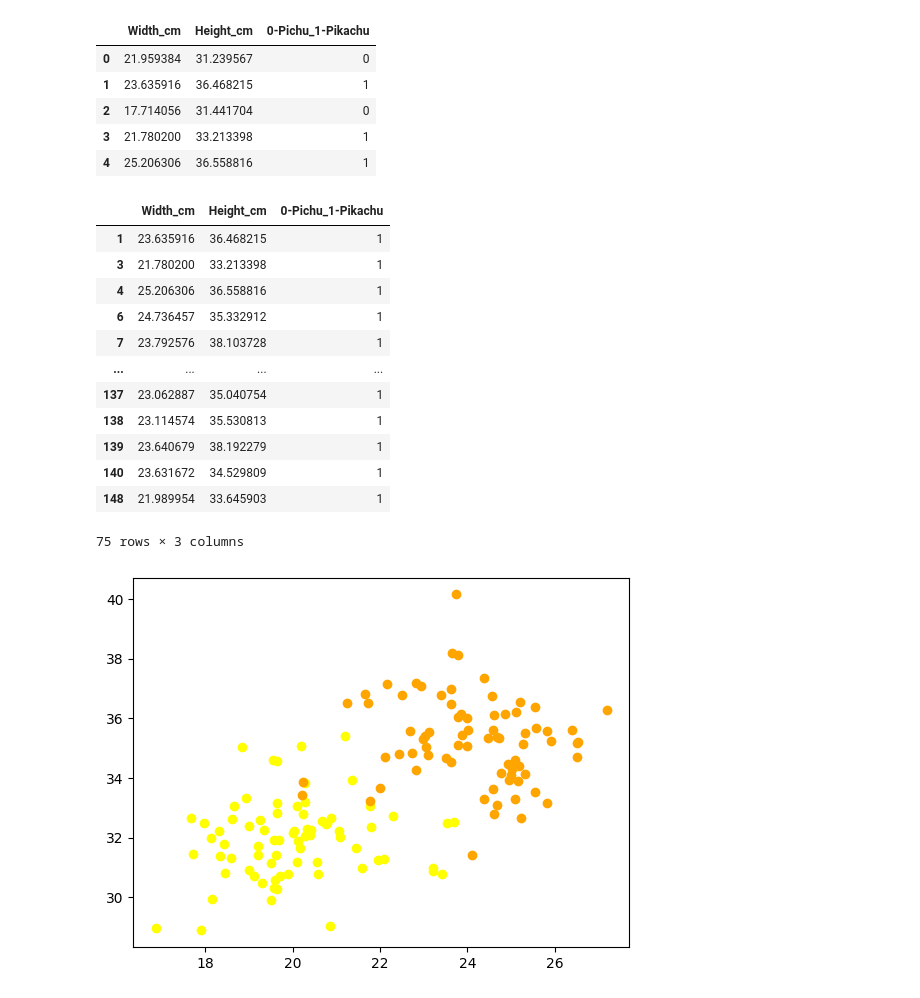
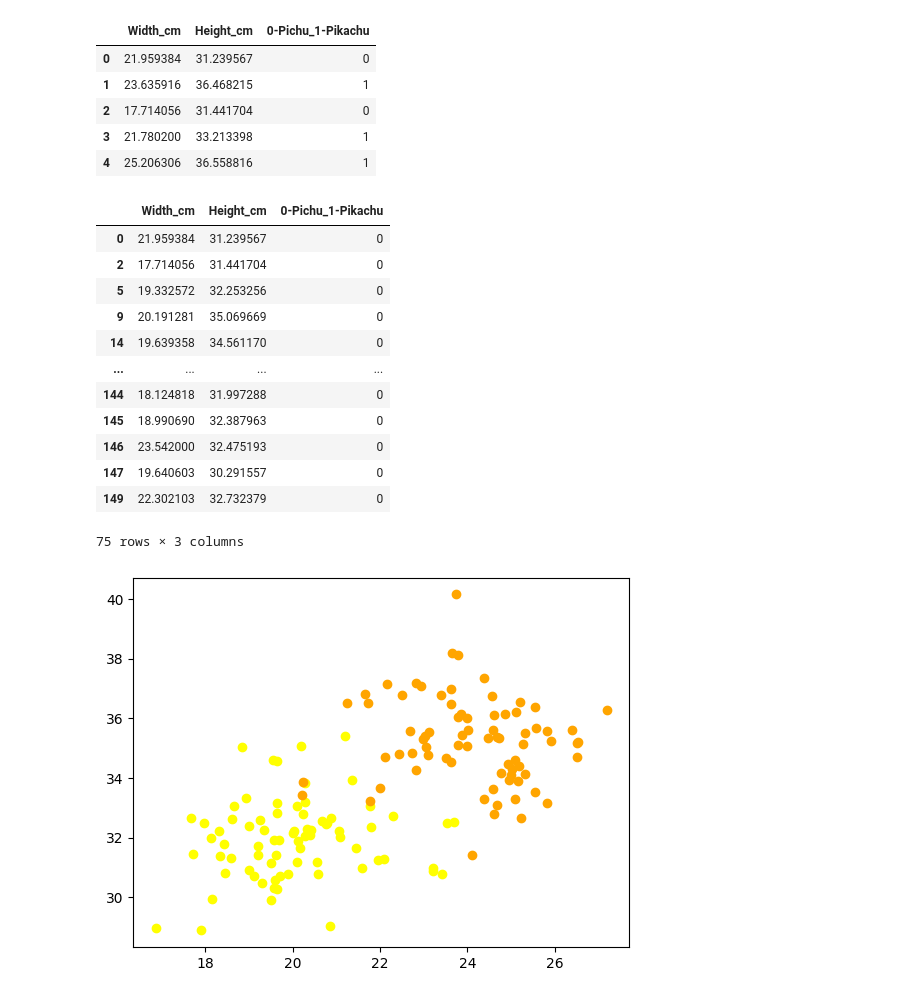
Before and after one commit to PaerBrady/python-programming-PAER-AUGUSTSSON, a Jupyter notebook: Lab2/Lab2.ipynb, the cells around one changed output. Cells and saved outputs as stored; diff of their text form; code cells hidden in the pictures.

```diff
--- a/Lab2/Lab2.ipynb
+++ b/Lab2/Lab2.ipynb
@@ -23,21 +23,21 @@ dp.head()
 # %%
 #Split dataset in dp into two new variables for further analysis
 pichu = dp[dp["0-Pichu_1-Pikachu"] == 0]
 pikachu = dp[dp["0-Pichu_1-Pikachu"] == 1]
-pikachu
+pichu
 # %% [output]
 |  | Width_cm | Height_cm | 0-Pichu_1-Pikachu |
-| 1 | 23.635916 | 36.468215 | 1 |
-| 3 | 21.780200 | 33.213398 | 1 |
-| 4 | 25.206306 | 36.558816 | 1 |
-| 6 | 24.736457 | 35.332912 | 1 |
-| 7 | 23.792576 | 38.103728 | 1 |
+| 0 | 21.959384 | 31.239567 | 0 |
+| 2 | 17.714056 | 31.441704 | 0 |
+| 5 | 19.332572 | 32.253256 | 0 |
+| 9 | 20.191281 | 35.069669 | 0 |
+| 14 | 19.639358 | 34.561170 | 0 |
 | ... | ... | ... | ... |
-| 137 | 23.062887 | 35.040754 | 1 |
-| 138 | 23.114574 | 35.530813 | 1 |
-| 139 | 23.640679 | 38.192279 | 1 |
-| 140 | 23.631672 | 34.529809 | 1 |
-| 148 | 21.989954 | 33.645903 | 1 |
+| 144 | 18.124818 | 31.997288 | 0 |
+| 145 | 18.990690 | 32.387963 | 0 |
+| 146 | 23.542000 | 32.475193 | 0 |
+| 147 | 19.640603 | 30.291557 | 0 |
+| 149 | 22.302103 | 32.732379 | 0 |
 75 rows × 3 columns
 # %%
 # Use matplotlib module to use pyplot to create a graph over my data points
```
Also changed, not shown: parts of 10 cells of this notebook.
